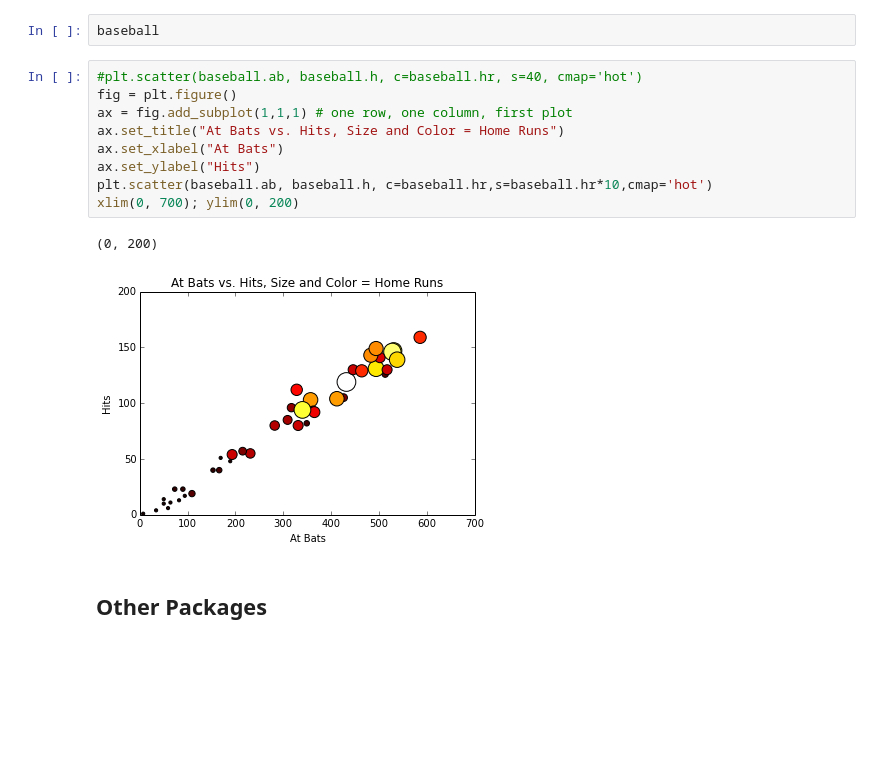
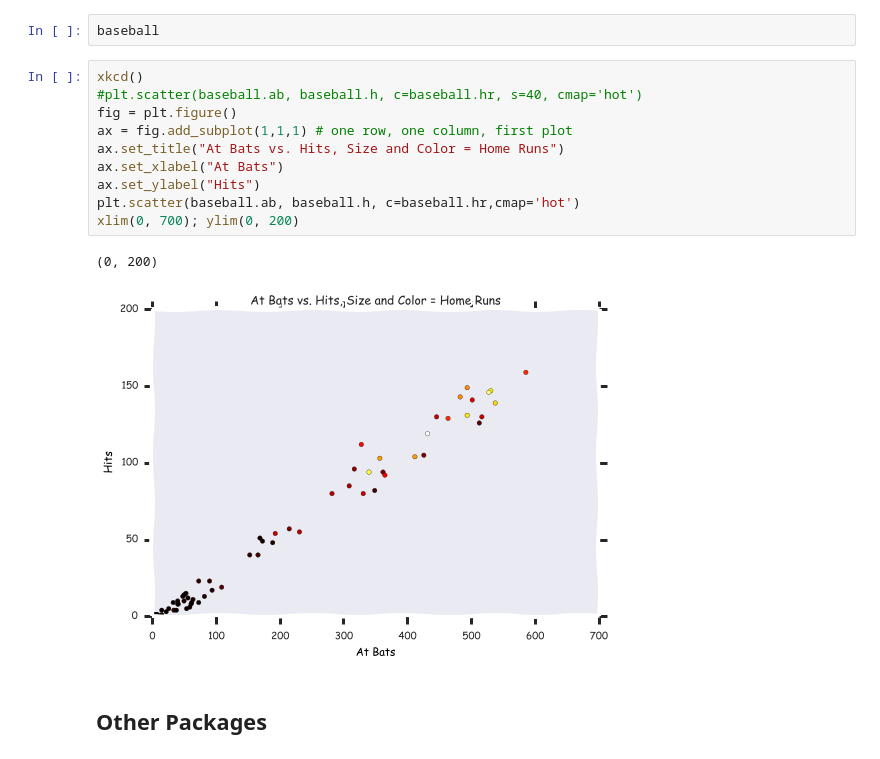
Before and after one commit to datadave/GADS9-NYC-Spring2014-Lectures, a Jupyter notebook: lessons/lesson04_matplotlib_and_EDA/Visualization_Instructional_Set.ipynb, the cells around one changed output. Drawn from its saved outputs; the diff is of its cells as text; blank space fills up the shorter version.

```diff
--- a/lessons/lesson04_matplotlib_and_EDA/Visualization_Instructional_Set.ipynb
+++ b/lessons/lesson04_matplotlib_and_EDA/Visualization_Instructional_Set.ipynb
@@ -214,17 +218,18 @@ xlim(0, 700); ylim(0, 200)
 # %%
 baseball
 # %%
+xkcd()
 #plt.scatter(baseball.ab, baseball.h, c=baseball.hr, s=40, cmap='hot')
 fig = plt.figure()
 ax = fig.add_subplot(1,1,1) # one row, one column, first plot
 ax.set_title("At Bats vs. Hits, Size and Color = Home Runs")
 ax.set_xlabel("At Bats")
 ax.set_ylabel("Hits")
-plt.scatter(baseball.ab, baseball.h, c=baseball.hr,s=baseball.hr*10,cmap='hot')
+plt.scatter(baseball.ab, baseball.h, c=baseball.hr,cmap='hot')
 xlim(0, 700); ylim(0, 200)
 # %% [output]
 (0, 200)
-[figure, old version]
+[figure, new version]
 # %% [markdown]
 ## Other Packages
 # %% [markdown]
```
Also changed, not shown: parts of 3 cells of this notebook, 3 other files.
